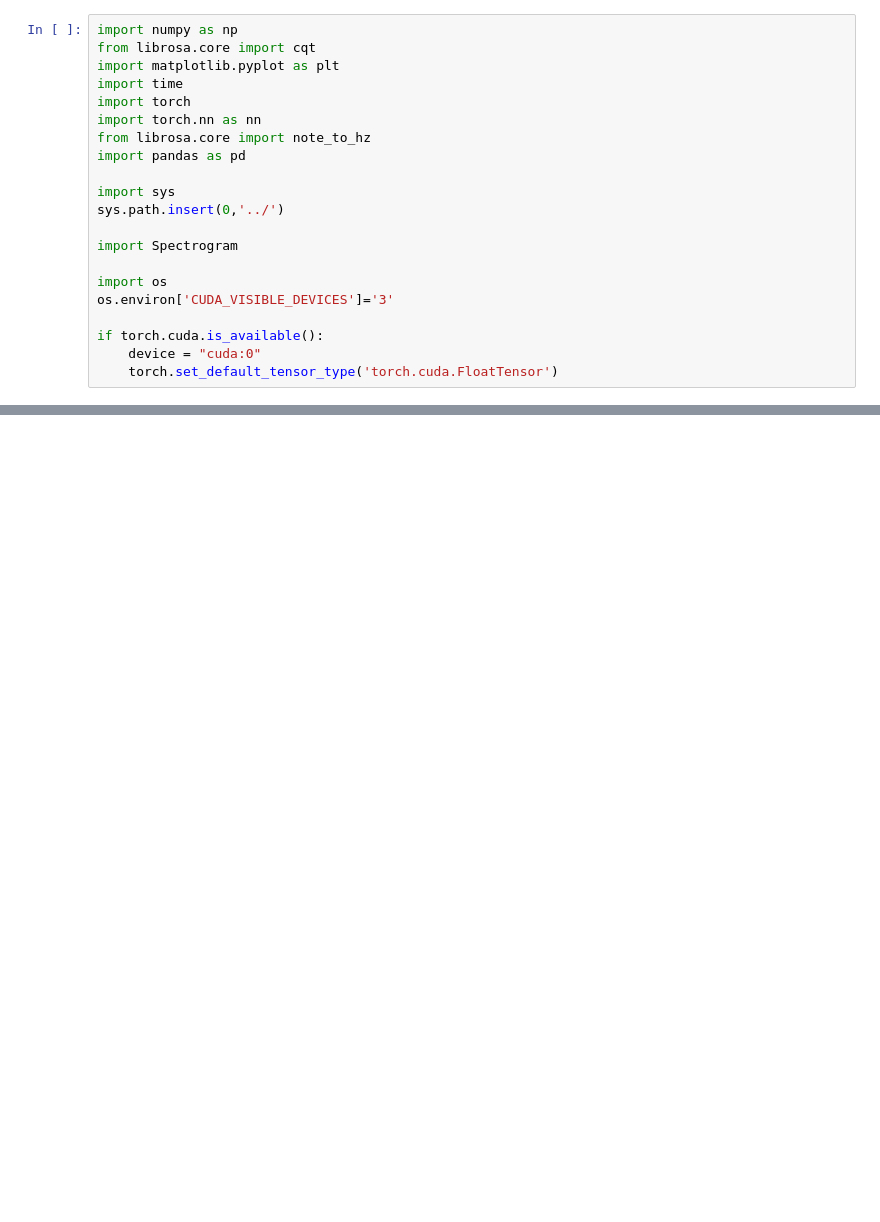
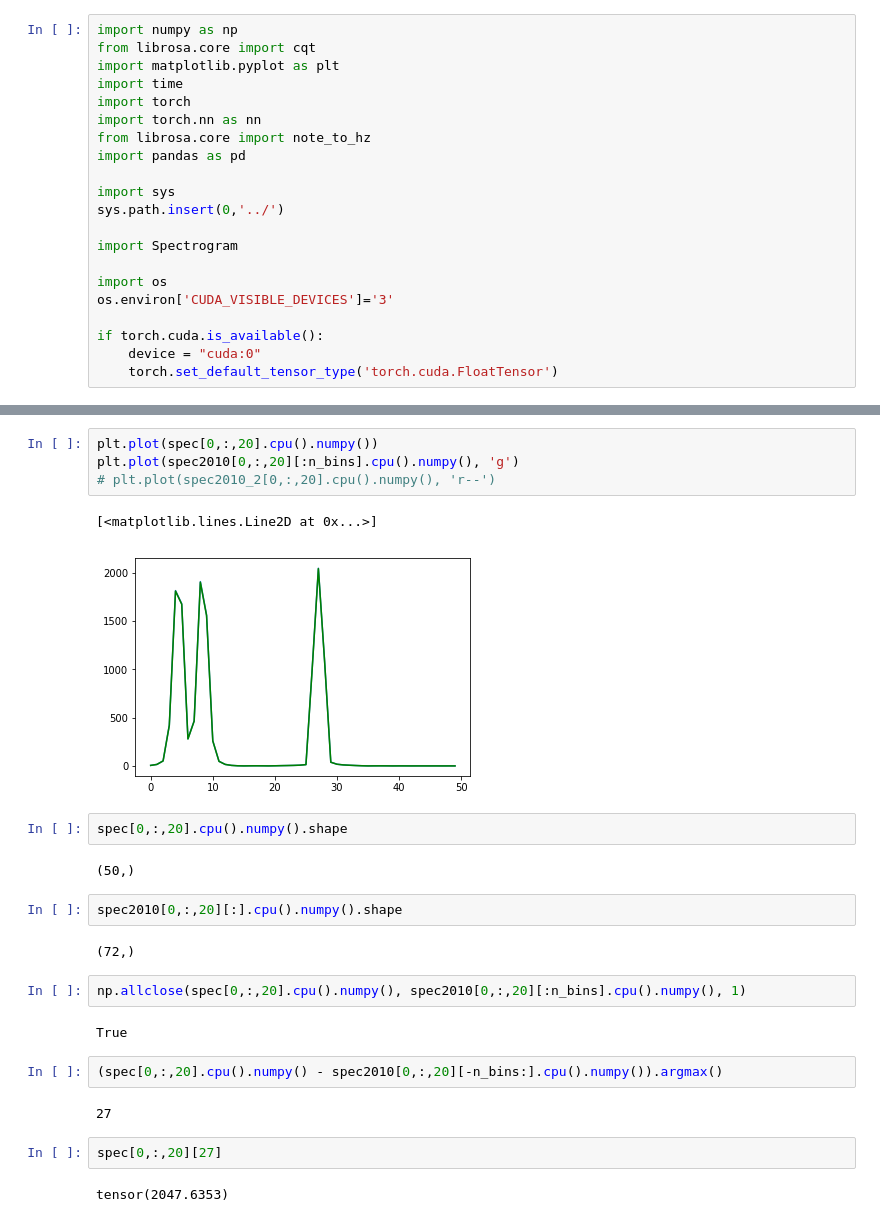
Before and after one commit to KinWaiCheuk/nnAudio, a Jupyter notebook: Speed_Test/CQT Torch-GPU.ipynb, the cells around one changed output, grey strips where cells are left out. Cells and saved outputs as stored; diff of their text form; blank space fills up the shorter version.

```diff
--- a/Speed_Test/CQT Torch-GPU.ipynb
+++ b/Speed_Test/CQT Torch-GPU.ipynb
@@ -67,0 +101,27 @@ plt.imshow(spec[0].cpu().numpy(), aspect='auto', origin='lower')
+# %%
+plt.plot(spec[0,:,20].cpu().numpy())
+plt.plot(spec2010[0,:,20][:n_bins].cpu().numpy(), 'g')
+# plt.plot(spec2010_2[0,:,20].cpu().numpy(), 'r--')
+# %% [output]
+[<matplotlib.lines.Line2D at 0x...>]
+[figure, added]
+# %%
+spec[0,:,20].cpu().numpy().shape
+# %% [output]
+(50,)
+# %%
+spec2010[0,:,20][:].cpu().numpy().shape
+# %% [output]
+(72,)
+# %%
+np.allclose(spec[0,:,20].cpu().numpy(), spec2010[0,:,20][:n_bins].cpu().numpy(), 1)
+# %% [output]
+True
+# %%
+(spec[0,:,20].cpu().numpy() - spec2010[0,:,20][-n_bins:].cpu().numpy()).argmax()
+# %% [output]
+27
+# %%
+spec[0,:,20][27]
+# %% [output]
+tensor(2047.6353)
```
Also changed, not shown: parts of 13 cells of this notebook, 5 other files.
